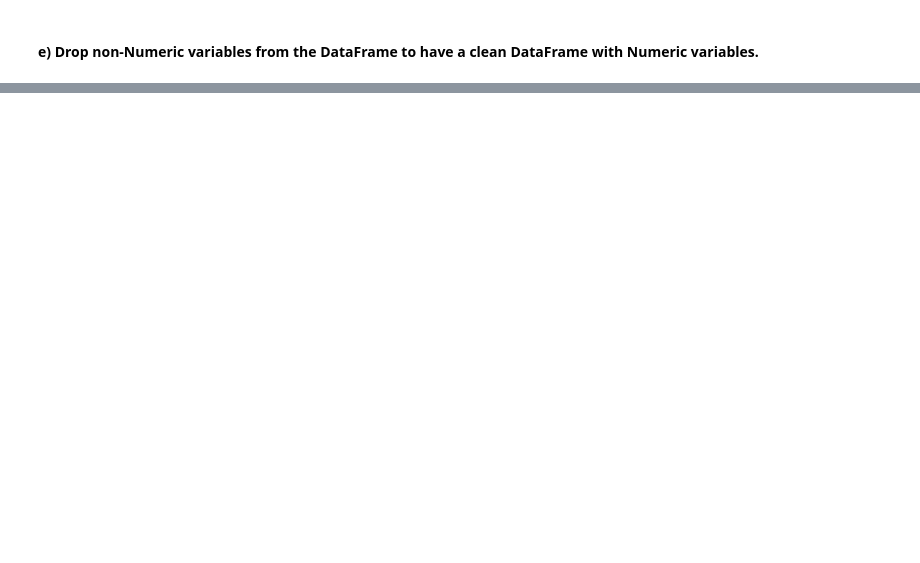
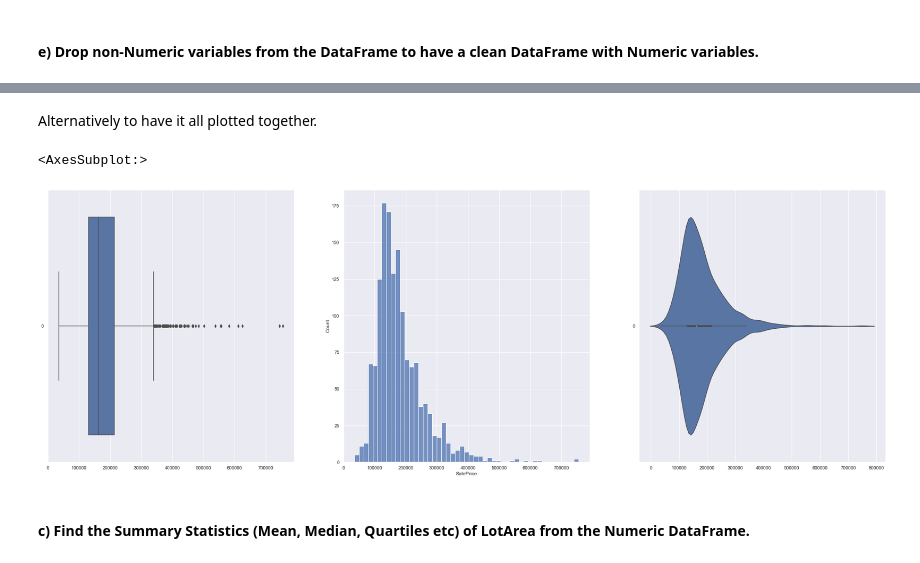
Before and after one commit to Magiccofee/School-Projects, a Jupyter notebook: MA0218/Exercise 2/Exercise2_solution.ipynb, the cells around one changed output, grey strips where cells are left out. Drawn from its saved outputs; the diff is of its cells as text; code cells hidden in the pictures; blank space fills up the shorter version.

```diff
--- a/MA0218/Exercise 2/Exercise2_solution.ipynb
+++ b/MA0218/Exercise 2/Exercise2_solution.ipynb
@@ -38,0 +242,12 @@ sb.set() # set the default Seaborn style for graphics
+# %% [markdown]
+Alternatively to have it all plotted together.
+# %%
+f, axes = plt.subplots(1, 3, figsize=(36, 12))
+sb.boxplot(data = clean_data['SalePrice'], orient = "h", ax = axes[0])
+sb.histplot(data = clean_data['SalePrice'], ax = axes[1])
+sb.violinplot(data = clean_data['SalePrice'], orient = "h", ax = axes[2])
+# %% [output]
+<AxesSubplot:>
+[figure, added]
+# %% [markdown]
+#### c) Find the Summary Statistics (Mean, Median, Quartiles etc) of LotArea from the Numeric DataFrame.
```
Also changed, not shown: parts of 34 cells of this notebook.
